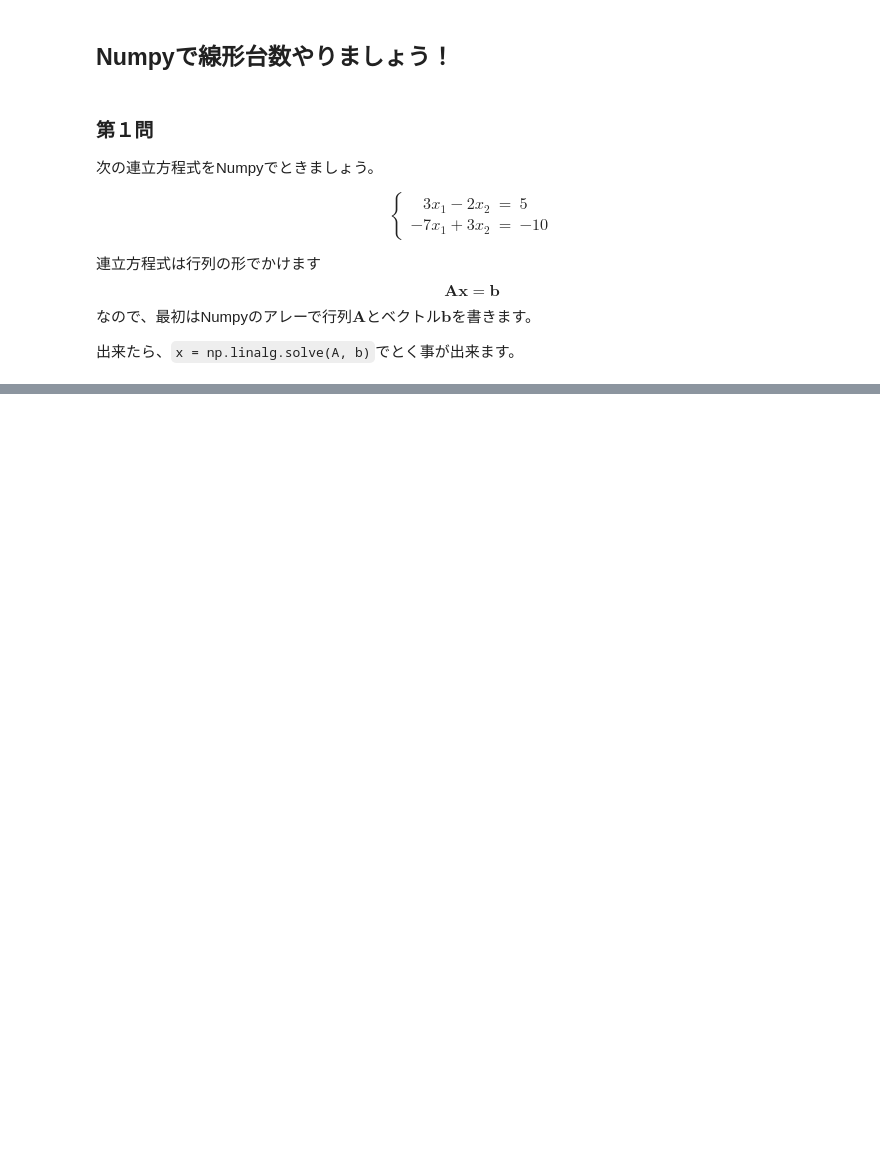
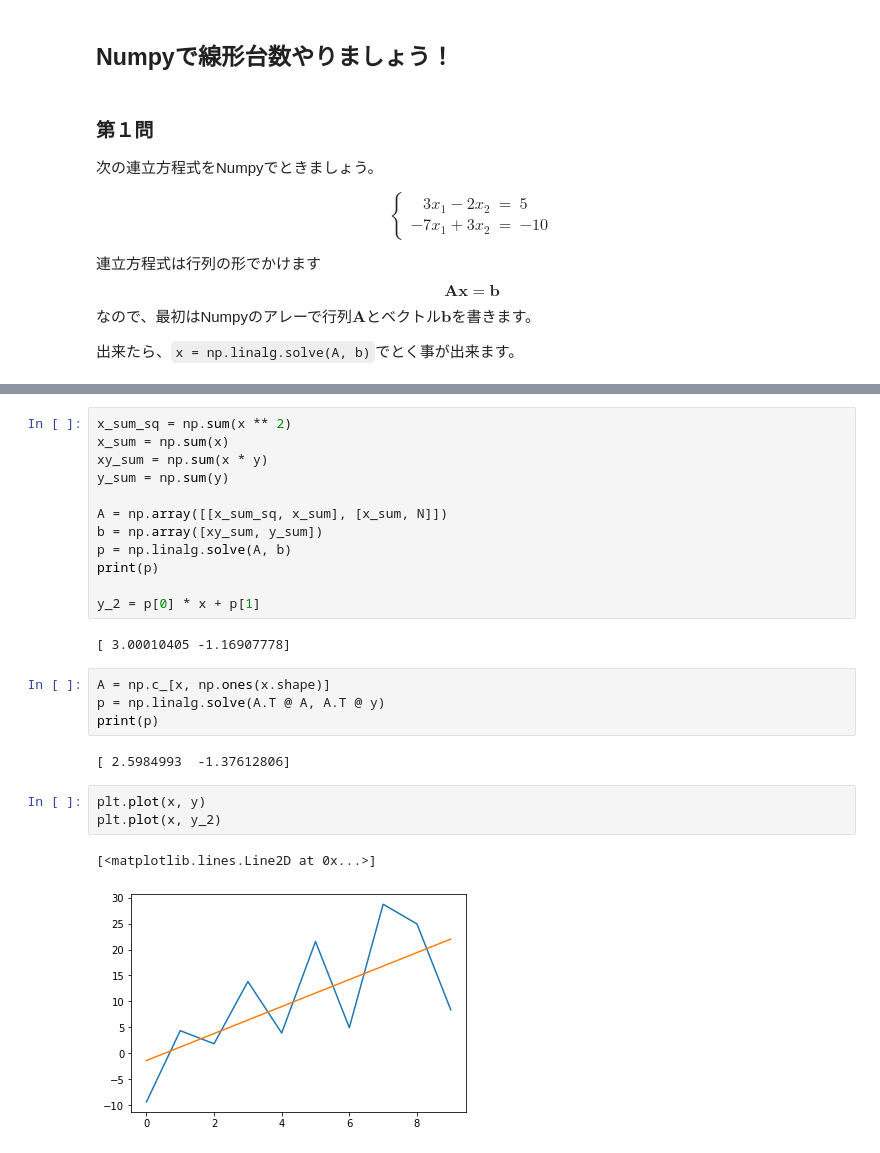
Before and after one commit to onolab-tmu/audio-processing-100-knocks, a Jupyter notebook: lesson4.ipynb, the cells around one changed output, grey strips where cells are left out. Saved outputs shown, nothing was run; the diff lists cells and outputs as text; blank space fills up the shorter version.

```diff
--- a/lesson4.ipynb
+++ b/lesson4.ipynb
@@ -123,0 +162,26 @@ print(x)
+# %%
+x_sum_sq = np.sum(x ** 2)
+x_sum = np.sum(x)
+xy_sum = np.sum(x * y)
+y_sum = np.sum(y)
+
+A = np.array([[x_sum_sq, x_sum], [x_sum, N]])
+b = np.array([xy_sum, y_sum])
+p = np.linalg.solve(A, b)
+print(p)
+
+y_2 = p[0] * x + p[1]
+# %% [output]
+[ 3.00010405 -1.16907778]
+# %%
+A = np.c_[x, np.ones(x.shape)]
+p = np.linalg.solve(A.T @ A, A.T @ y)
+print(p)
+# %% [output]
+[ 2.5984993  -1.37612806]
+# %%
+plt.plot(x, y)
+plt.plot(x, y_2)
+# %% [output]
+[<matplotlib.lines.Line2D at 0x...>]
+[figure, added]
```
Also changed, not shown: parts of 7 cells of this notebook.
